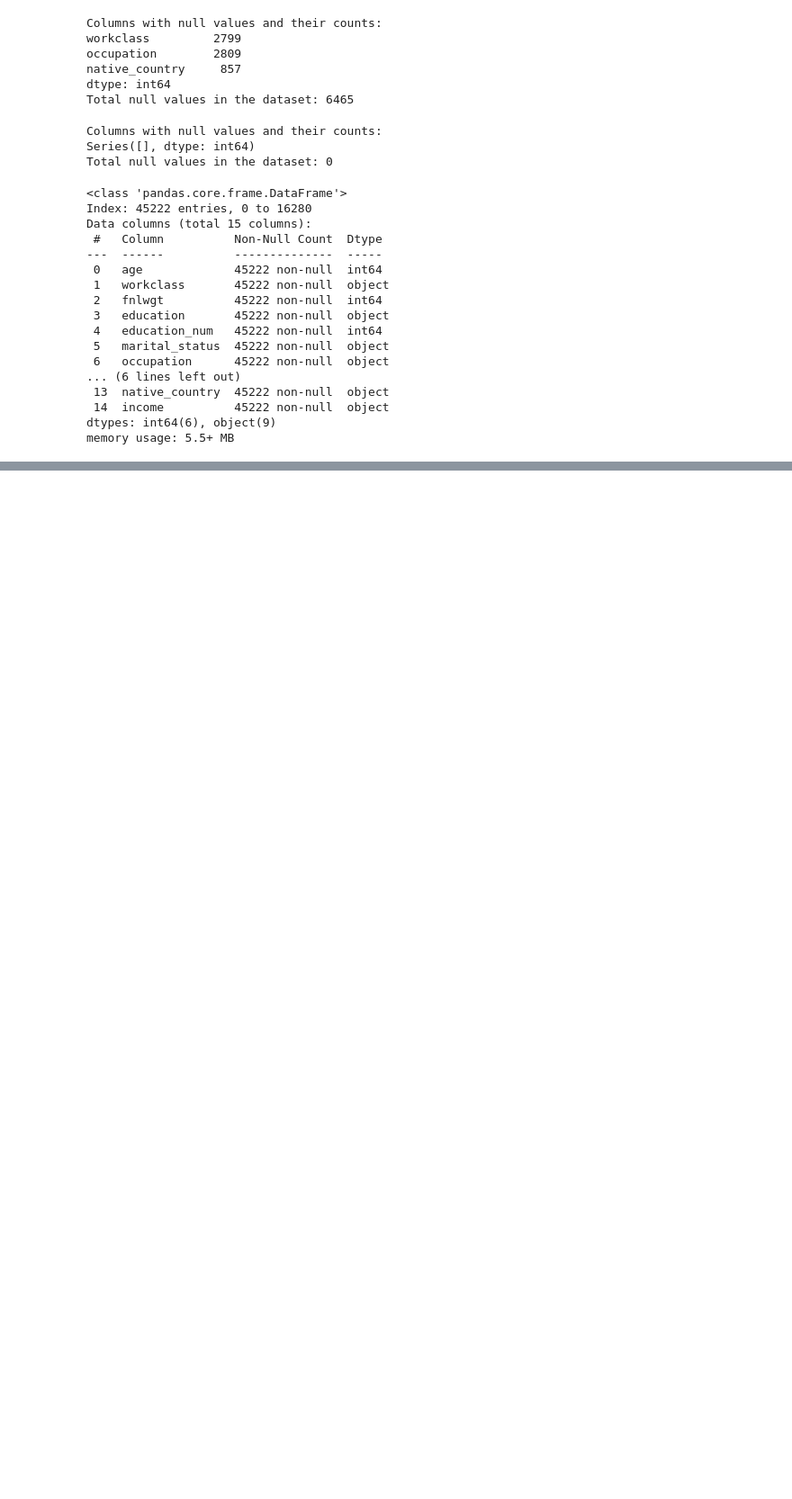
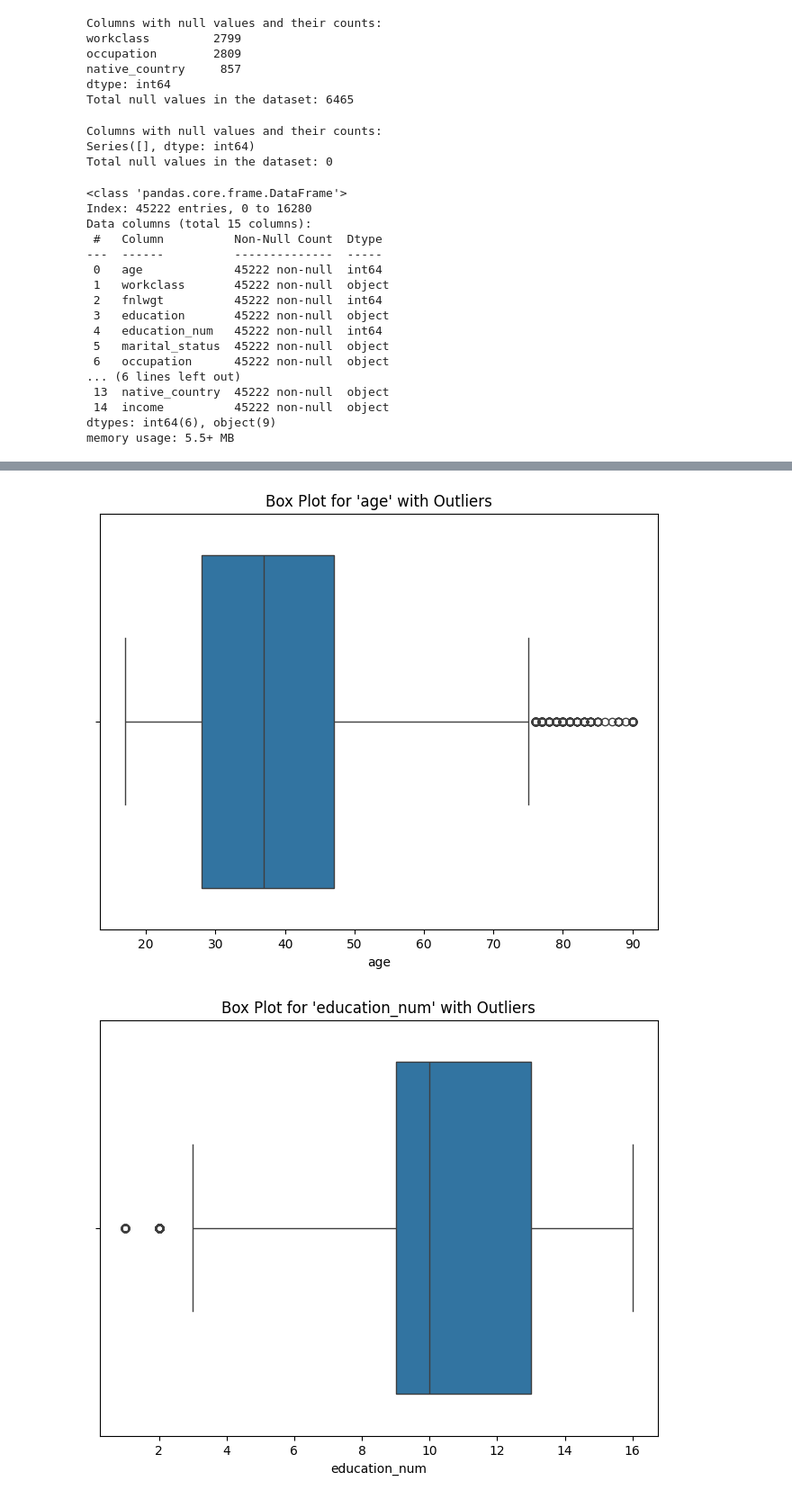
Before and after one commit to Gaindu29/Machine_Learning, a Jupyter notebook: MachineLearning.ipynb, the cells around one changed output, grey strips where cells are left out. Shown at 90% size. Cells and saved outputs as stored; diff of their text form; code cells hidden in the pictures; blank space fills up the shorter version.

```diff
--- a/MachineLearning.ipynb
+++ b/MachineLearning.ipynb
@@ -231,0 +250,32 @@ memory usage: 5.5+ MB
+# %%
+#Check for outliers
+
+
+num_vals = ['age', 'education_num', 'capital_gain', 'capital_loss', 'hours_per_week']
+
+def outliers(data, column):
+    outliers = {}
+    for col in column:
+        Q1 = data[col].quantile(0.25)
+        Q3 = data[col].quantile(0.75)
+        IQR = Q3 - Q1
+        low = Q1 - 1.5 * IQR
+        up= Q3 + 1.5 * IQR
+        outlier_indices = data[(data[col] < low) | (data[col] > up)].index
+        outliers[col] = outlier_indices
+    return outliers
+
+
+# Detect outliers
+outlier_indices = outliers(data_merge, num_vals)
+
+# Visualize outliers using box plots
+for col, indices in outlier_indices.items():
+    if len(indices) > 0:
+        plt.figure(figsize=(8, 6))
+        sns.boxplot(x=data_merge[col])
+        plt.title("Box Plot for '{}' with Outliers".format(col))
+        plt.show()
+# %% [output]
+[figure, added]
+[figure, added]
```
Also changed, not shown: parts of 25 cells of this notebook.
